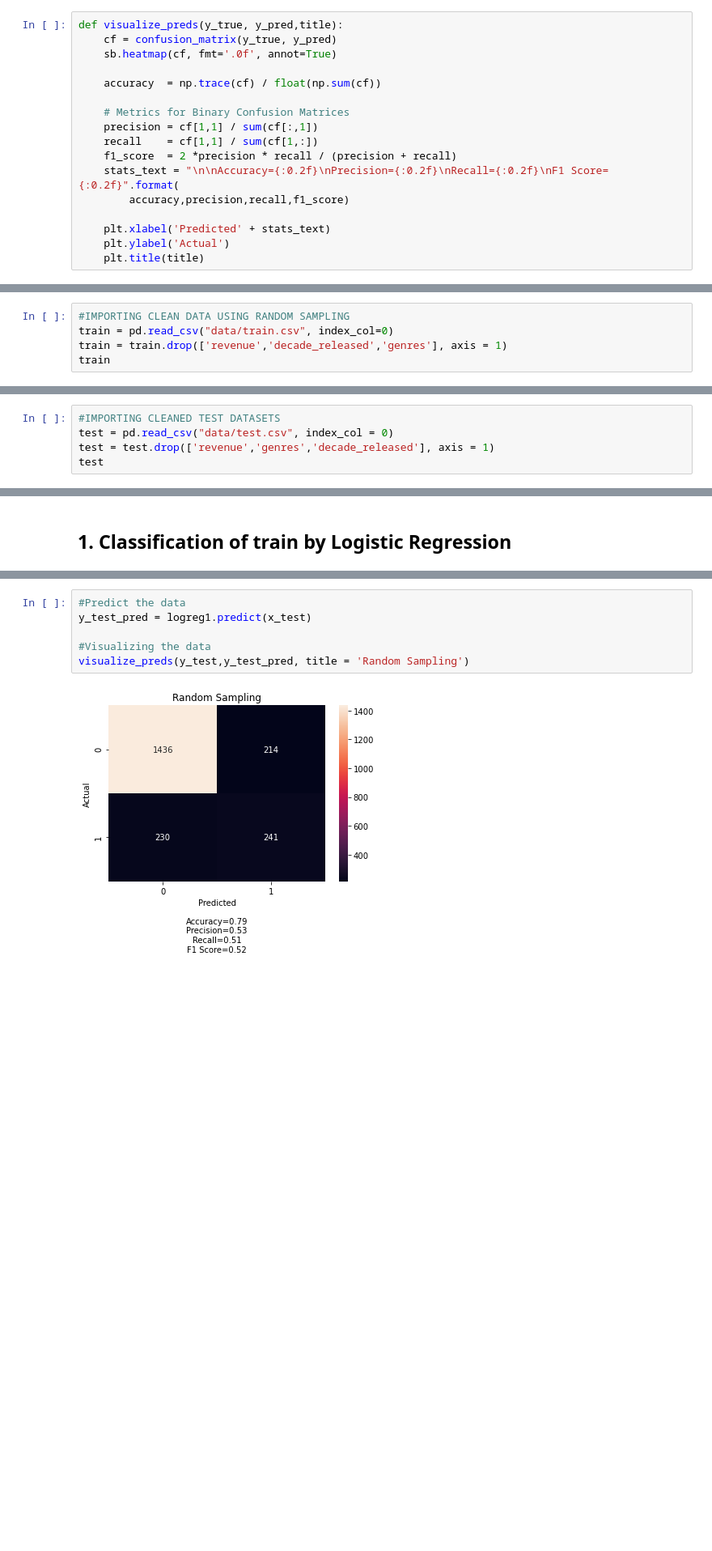
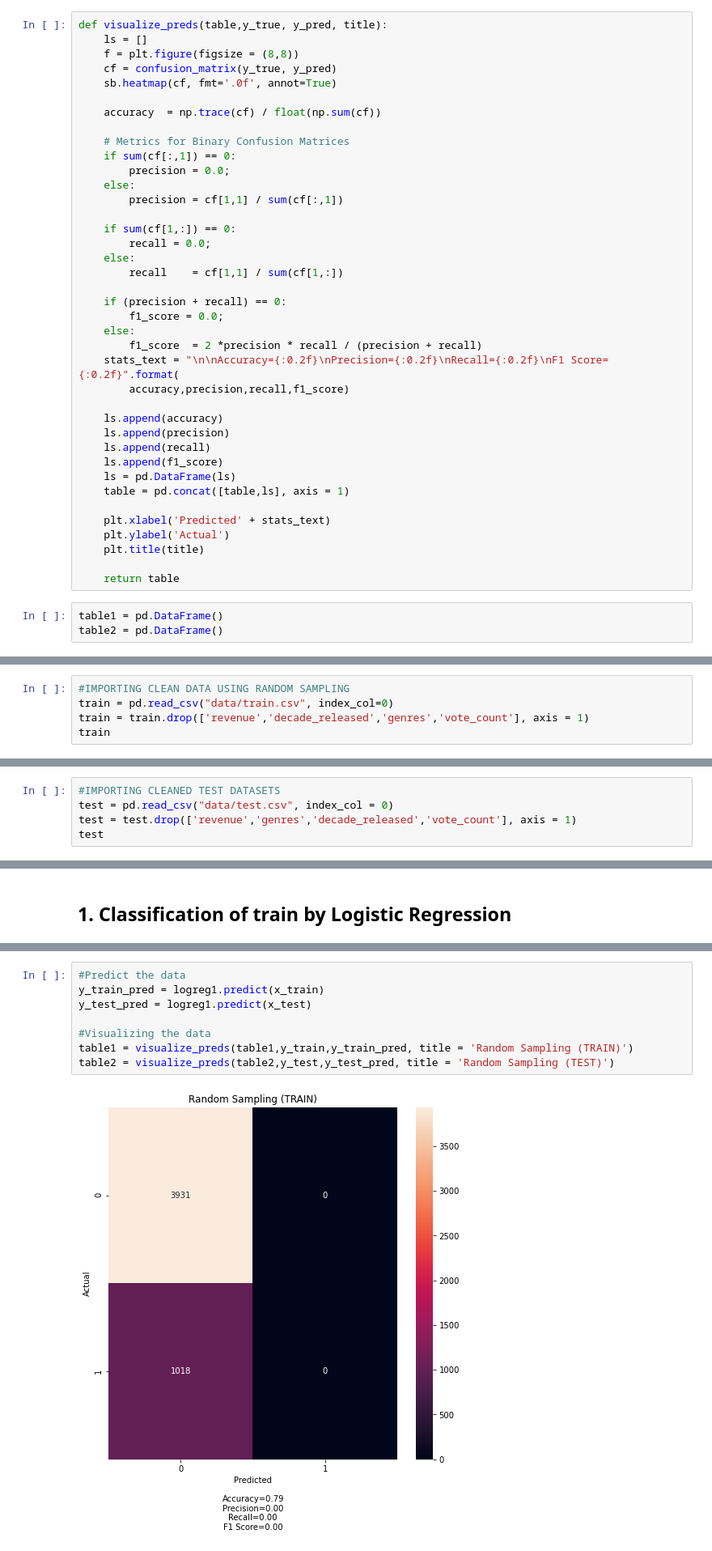
Before and after one commit to nicklimmm/movie-analysis, a Jupyter notebook: Logistics_Regression.ipynb, the cells around one changed output, grey strips where cells are left out. Shown at 81% size. Drawn from its saved outputs; the diff is of its cells as text; blank space fills up the shorter version.

Commit message:
updated with graph

```diff
--- a/Logistics_Regression.ipynb
+++ b/Logistics_Regression.ipynb
@@ -8,27 +8,52 @@ from sklearn.linear_model import LogisticRegression
 from sklearn.metrics import confusion_matrix
 from sklearn.model_selection import train_test_split
 # %%
-def visualize_preds(y_true, y_pred,title):
+def visualize_preds(table,y_true, y_pred, title):
+    ls = []
+    f = plt.figure(figsize = (8,8))
     cf = confusion_matrix(y_true, y_pred)
     sb.heatmap(cf, fmt='.0f', annot=True)
 
     accuracy  = np.trace(cf) / float(np.sum(cf))
 
     # Metrics for Binary Confusion Matrices
-    precision = cf[1,1] / sum(cf[:,1])
-    recall    = cf[1,1] / sum(cf[1,:])
-    f1_score  = 2 *precision * recall / (precision + recall)
+    if sum(cf[:,1]) == 0:
+        precision = 0.0;
+    else:
+        precision = cf[1,1] / sum(cf[:,1])
+
+    if sum(cf[1,:]) == 0:
+        recall = 0.0;
+    else:
+        recall    = cf[1,1] / sum(cf[1,:])
+
+    if (precision + recall) == 0:
+        f1_score = 0.0;
+    else:
+        f1_score  = 2 *precision * recall / (precision + recall)
     stats_text = "\n\nAccuracy={:0.2f}\nPrecision={:0.2f}\nRecall={:0.2f}\nF1 Score={:0.2f}".format(
         accuracy,precision,recall,f1_score)
+
+    ls.append(accuracy)
+    ls.append(precision)
+    ls.append(recall)
+    ls.append(f1_score)
+    ls = pd.DataFrame(ls)
+    table = pd.concat([table,ls], axis = 1)
 
     plt.xlabel('Predicted' + stats_text)
     plt.ylabel('Actual')
     plt.title(title)
+
+    return table
+# %%
+table1 = pd.DataFrame()
+table2 = pd.DataFrame()
 # %% [markdown]
 ## Importing data
 # %%
 #IMPORTING CLEAN DATA USING RANDOM SAMPLING
 train = pd.read_csv("data/train.csv", index_col=0)
-train = train.drop(['revenue','decade_released','genres'], axis = 1)
+train = train.drop(['revenue','decade_released','genres','vote_count'], axis = 1)
 train
 # %% [output]
@@ -105,6 +130,6 @@ smotetomek_train
 # %%
 #IMPORTING CLEANED TEST DATASETS
 test = pd.read_csv("data/test.csv", index_col = 0)
-test = test.drop(['revenue','genres','decade_released'], axis = 1)
+test = test.drop(['revenue','genres','decade_released','vote_count'], axis = 1)
 test
 # %% [output]
@@ -160,8 +182,10 @@ The overall classification accuracy     :  0.7906647807637907
 # %%
 #Predict the data
+y_train_pred = logreg1.predict(x_train)
 y_test_pred = logreg1.predict(x_test)
 
 #Visualizing the data
-visualize_preds(y_test,y_test_pred, title = 'Random Sampling')
+table1 = visualize_preds(table1,y_train,y_train_pred, title = 'Random Sampling (TRAIN)')
+table2 = visualize_preds(table2,y_test,y_test_pred, title = 'Random Sampling (TEST)')
 # %% [output]
-[figure, old version]
+[figure, new version]
```
Also changed, not shown: parts of 28 cells of this notebook.
